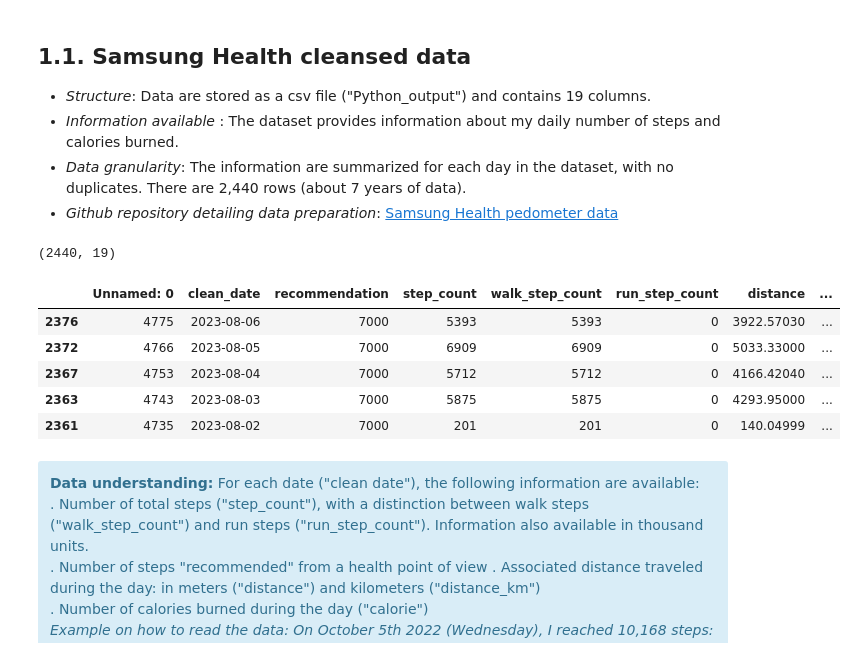
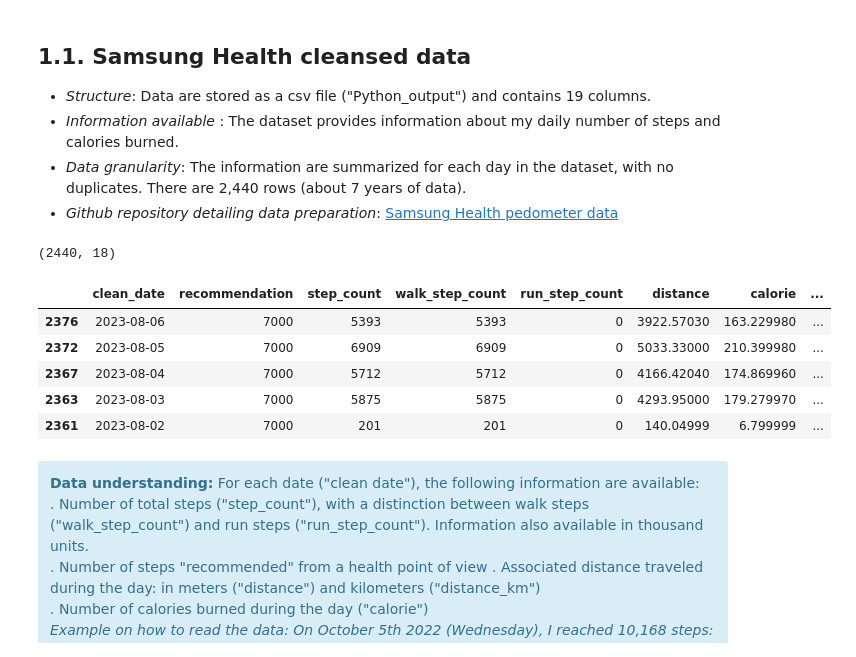
Before and after one commit to MargotMarchais/Samsung_Health_revamp, a Jupyter notebook: Part3_Samsung_Health_Google_Maps_combined.ipynb, the cells around one changed output. Drawn from its saved outputs; the diff is of its cells as text; code cells hidden in the pictures.

```diff
--- a/Part3_Samsung_Health_Google_Maps_combined.ipynb
+++ b/Part3_Samsung_Health_Google_Maps_combined.ipynb
@@ -64,18 +64,18 @@ from IPython.core.display import HTML
 # %%
 # Data import and glimpse
 pedometer = pd.read_csv('C:/Users/margo/Documents/Documents/Formation/Github/Samsung_Health/pedometer_data.csv',
-                index_col = False)
+                index_col = False, delimiter = ";")
 
 print(pedometer.shape)
 pedometer.sort_values("clean_date", ascending = False).head(5)
 # %% [output]
-(2440, 19)
+(2440, 18)
-|  | Unnamed: 0 | clean_date | recommendation | step_count | walk_step_count | run_step_count | distance | ... |
-| 2376 | 4775 | 2023-08-06 | 7000 | 5393 | 5393 | 0 | 3922.57030 | ... |
-| 2372 | 4766 | 2023-08-05 | 7000 | 6909 | 6909 | 0 | 5033.33000 | ... |
-| 2367 | 4753 | 2023-08-04 | 7000 | 5712 | 5712 | 0 | 4166.42040 | ... |
-| 2363 | 4743 | 2023-08-03 | 7000 | 5875 | 5875 | 0 | 4293.95000 | ... |
-| 2361 | 4735 | 2023-08-02 | 7000 | 201 | 201 | 0 | 140.04999 | ... |
+|  | clean_date | recommendation | step_count | walk_step_count | run_step_count | distance | calorie | ... |
+| 2376 | 2023-08-06 | 7000 | 5393 | 5393 | 0 | 3922.57030 | 163.229980 | ... |
+| 2372 | 2023-08-05 | 7000 | 6909 | 6909 | 0 | 5033.33000 | 210.399980 | ... |
+| 2367 | 2023-08-04 | 7000 | 5712 | 5712 | 0 | 4166.42040 | 174.869960 | ... |
+| 2363 | 2023-08-03 | 7000 | 5875 | 5875 | 0 | 4293.95000 | 179.279970 | ... |
+| 2361 | 2023-08-02 | 7000 | 201 | 201 | 0 | 140.04999 | 6.799999 | ... |
 # %% [markdown]
 <div class="alert alert-block alert-info">
 <b>Data understanding:</b> For each date ("clean date"), the following information are available: <br>
```
Also changed, not shown: parts of 8 cells of this notebook.
